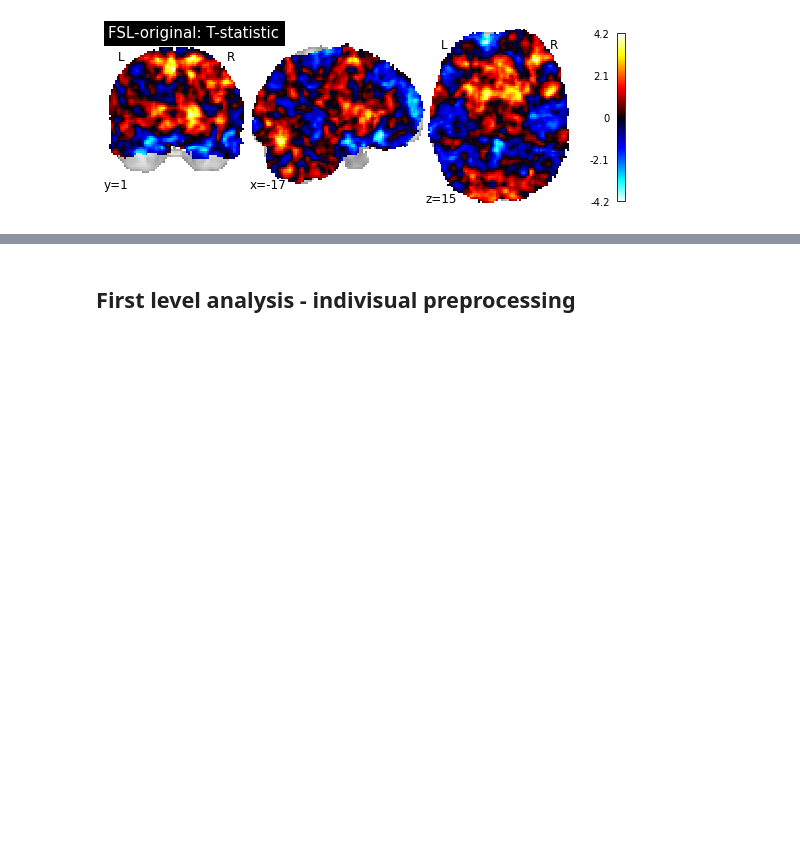
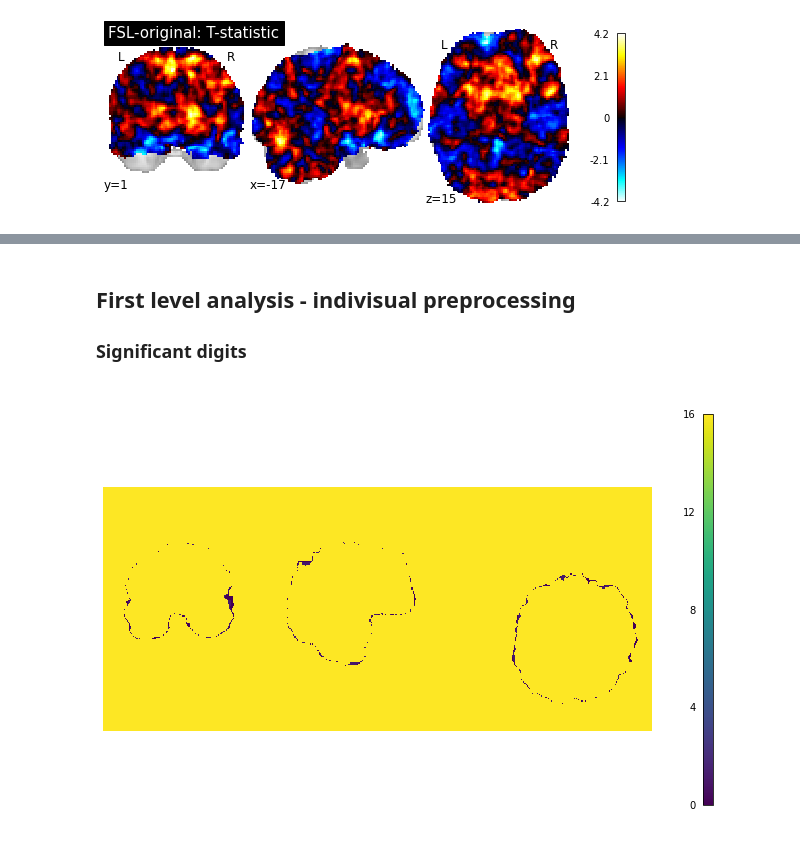
Before and after one commit to yohanchatelain/fuzzy-neurotools, a Jupyter notebook: ds001_notebook.ipynb, the cells around one changed output, grey strips where cells are left out. Cells and saved outputs as stored; diff of their text form; code cells hidden in the pictures; blank space fills up the shorter version.

```diff
--- a/ds001_notebook.ipynb
+++ b/ds001_notebook.ipynb
@@ -107,3 +166,37 @@ Intrumented results at virtual precision 53 bits
 [interactive output not drawn]
 # %% [markdown]
 ## First level analysis - indivisual preprocessing
+### Significant digits
+# %%
+images = []
+for i in range(1,4):
+    images.append("./results/instrumented/p53-run{}/PREPROCESSING/ANATOMICAL/sub-04_T1w_brain.nii.gz".format(i))
+array = np.array([(nib.load(image_file).get_fdata()) for image_file in images])
+sigdigs = sigdig(array, base=10, axis=0)
+# %%
+from nilearn import plotting as nilp
+import matplotlib as mpl
+from matplotlib import pyplot as plt
+
+
+def plot_array(array, cmap=mpl.cm.viridis):
+    fig, axes = plt.subplots(nrows=1,ncols=1,figsize=(11, 8))
+    ni_img = nib.Nifti1Image(array, nib.load(images[0]).affine)
+
+    #fig.suptitle("(b) Distributions of significant bits averaged among 20 subjects on MNI space", fontsize=14)
+    nilp.plot_img(ni_img, draw_cross=False, cmap=cmap, axes=axes,
+                  annotate=False, black_bg=False, colorbar=True)
+
+# Load brain mask
+#mask_name ="./masks/mask.nii.gz"
+#mask = nib.load(mask_name)
+
+# Mean sigdigits
+#np.mean(sigdigs, where=mask.get_fdata().astype('bool'))
+
+# Plot masked sigdigits
+#mask_data = mask.get_fdata()
+#masked_sigdigs = np.where(mask_data>0, sigdigs, mask_data)
+plot_array(sigdigs)
+# %% [output]
+[figure, added]
```
Also changed, not shown: parts of 6 cells of this notebook.
